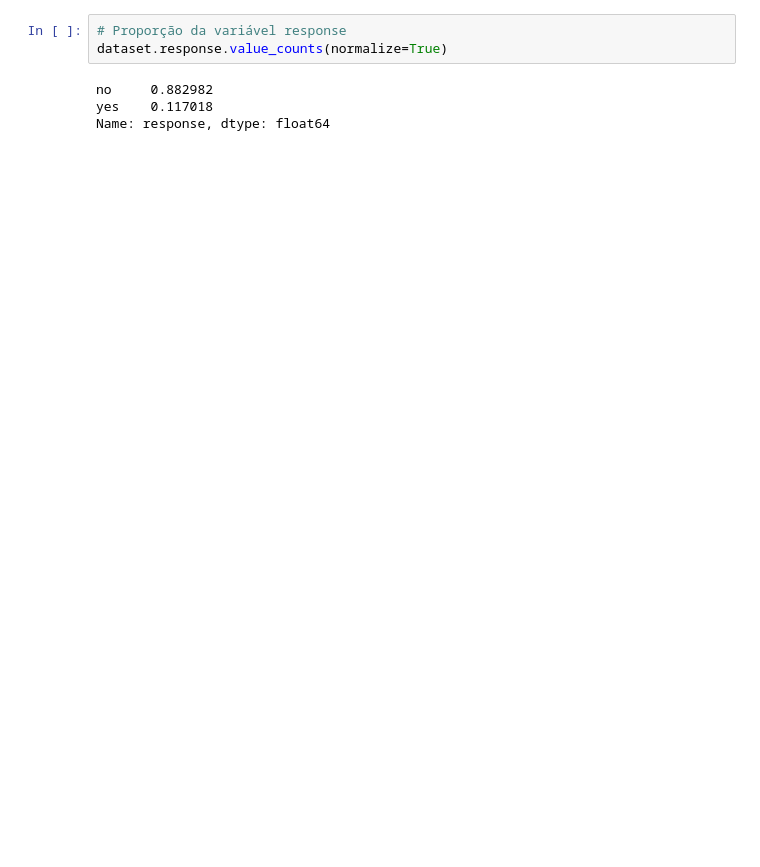
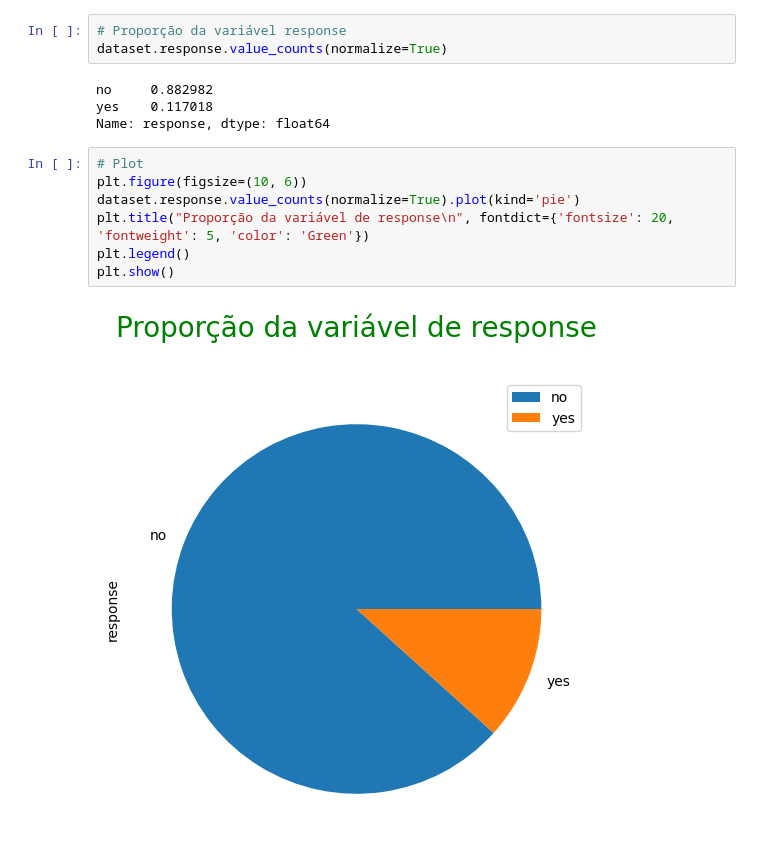
Before and after one commit to durvallins/Analise_de_Dados, a Jupyter notebook: Projeto 4/05 - Tratamento de Valores Ausentes - ESTUDANDO/P4_Solucao.ipynb, the cells around one changed output. Cells and saved outputs as stored; diff of their text form; blank space fills up the shorter version.

```diff
--- a/Projeto 4/05 - Tratamento de Valores Ausentes - ESTUDANDO/P4_Solucao.ipynb
+++ b/Projeto 4/05 - Tratamento de Valores Ausentes - ESTUDANDO/P4_Solucao.ipynb
@@ -725,3 +725,12 @@ dataset.response.value_counts(normalize=True)
 no     0.882982
 yes    0.117018
 Name: response, dtype: float64
+# %%
+# Plot
+plt.figure(figsize=(10, 6))
+dataset.response.value_counts(normalize=True).plot(kind='pie')
+plt.title("Proporção da variável de response\n", fontdict={'fontsize': 20, 'fontweight': 5, 'color': 'Green'})
+plt.legend()
+plt.show()
+# %% [output]
+[figure, added]
```
Also changed, not shown: parts of 18 cells of this notebook.
